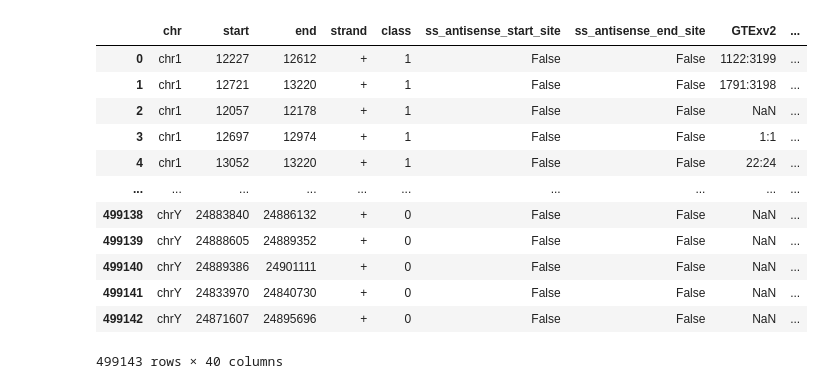
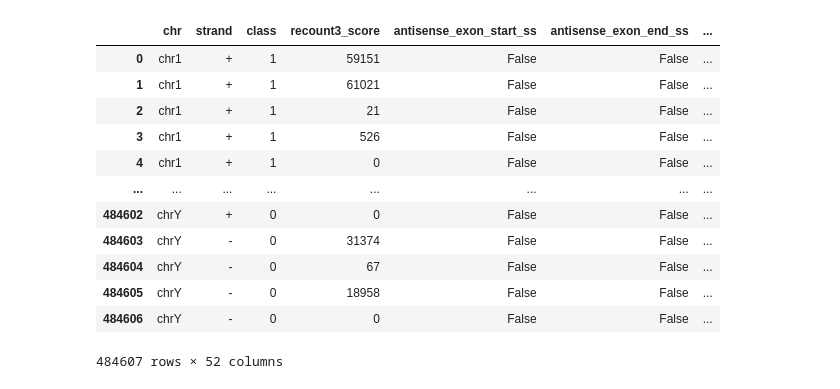
Before and after one commit to EnsemblGSOC/IntronOrNot, a Jupyter notebook: 20_model 2 (with simulated negative introns).ipynb, the cells around one changed output. Cells and saved outputs as stored; diff of their text form; code cells hidden in the pictures.

```diff
--- a/20_model 2 (with simulated negative introns).ipynb
+++ b/20_model 2 (with simulated negative introns).ipynb
@@ -11,19 +11,19 @@ import statistics
 import numpy as np
 from sklearn import tree
 # %%
-df = pd.read_csv("data/4.2_hg38_paired_introns.tsv", sep="\t")
+df = pd.read_csv("data/17_trainset_featurised.tsv", sep="\t")
 df
 # %% [output]
-|  | chr | start | end | strand | class | ss_antisense_start_site | ss_antisense_end_site | GTExv2 | ... |
-| 0 | chr1 | 12227 | 12612 | + | 1 | False | False | 1122:3199 | ... |
-| 1 | chr1 | 12721 | 13220 | + | 1 | False | False | 1791:3198 | ... |
-| 2 | chr1 | 12057 | 12178 | + | 1 | False | False | NaN | ... |
-| 3 | chr1 | 12697 | 12974 | + | 1 | False | False | 1:1 | ... |
-| 4 | chr1 | 13052 | 13220 | + | 1 | False | False | 22:24 | ... |
-| ... | ... | ... | ... | ... | ... | ... | ... | ... | ... |
-| 499138 | chrY | 24883840 | 24886132 | + | 0 | False | False | NaN | ... |
-| 499139 | chrY | 24888605 | 24889352 | + | 0 | False | False | NaN | ... |
-| 499140 | chrY | 24889386 | 24901111 | + | 0 | False | False | NaN | ... |
-| 499141 | chrY | 24833970 | 24840730 | + | 0 | False | False | NaN | ... |
-| 499142 | chrY | 24871607 | 24895696 | + | 0 | False | False | NaN | ... |
+|  | chr | strand | class | recount3_score | antisense_exon_start_ss | antisense_exon_end_ss | ... |
+| 0 | chr1 | + | 1 | 59151 | False | False | ... |
+| 1 | chr1 | + | 1 | 61021 | False | False | ... |
+| 2 | chr1 | + | 1 | 21 | False | False | ... |
+| 3 | chr1 | + | 1 | 526 | False | False | ... |
+| 4 | chr1 | + | 1 | 0 | False | False | ... |
+| ... | ... | ... | ... | ... | ... | ... | ... |
+| 484602 | chrY | + | 0 | 0 | False | False | ... |
+| 484603 | chrY | - | 0 | 31374 | False | False | ... |
+| 484604 | chrY | - | 0 | 67 | False | False | ... |
+| 484605 | chrY | - | 0 | 18958 | False | False | ... |
+| 484606 | chrY | - | 0 | 0 | False | False | ... |
-499143 rows × 40 columns
+484607 rows × 52 columns
```
Also changed, not shown: parts of 56 cells of this notebook, 9 other files.
